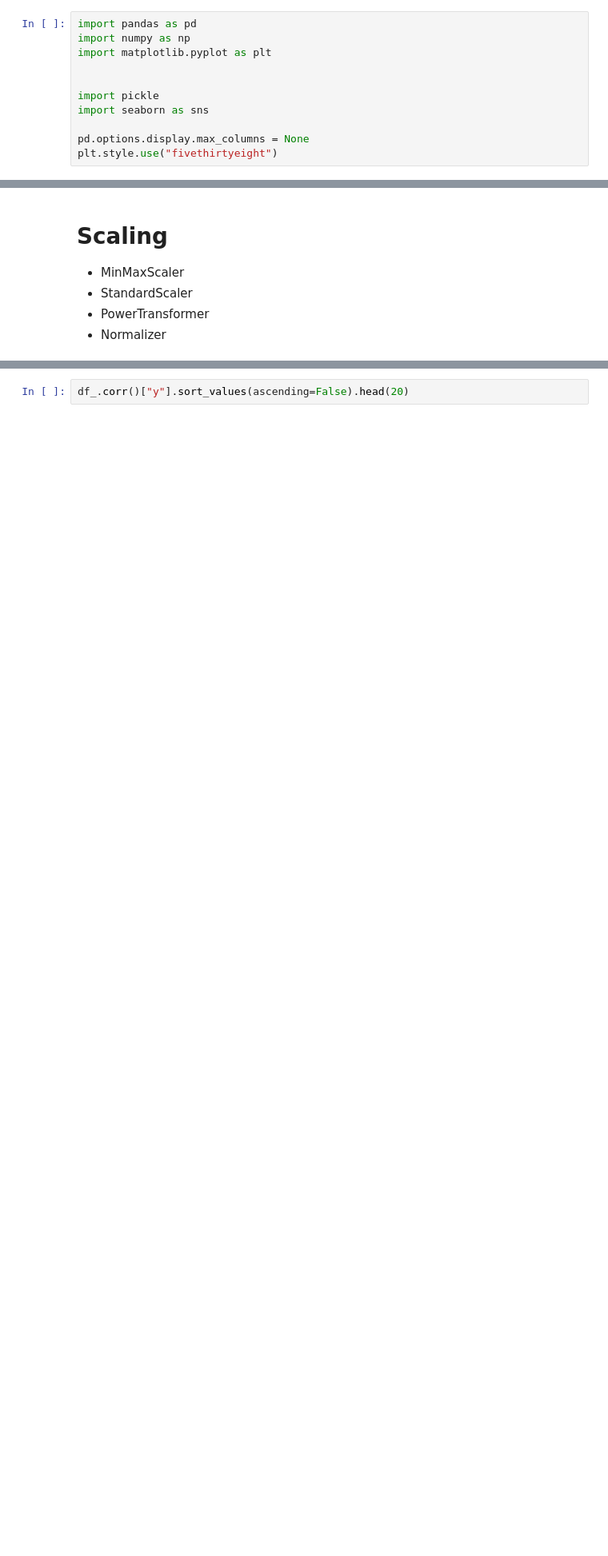
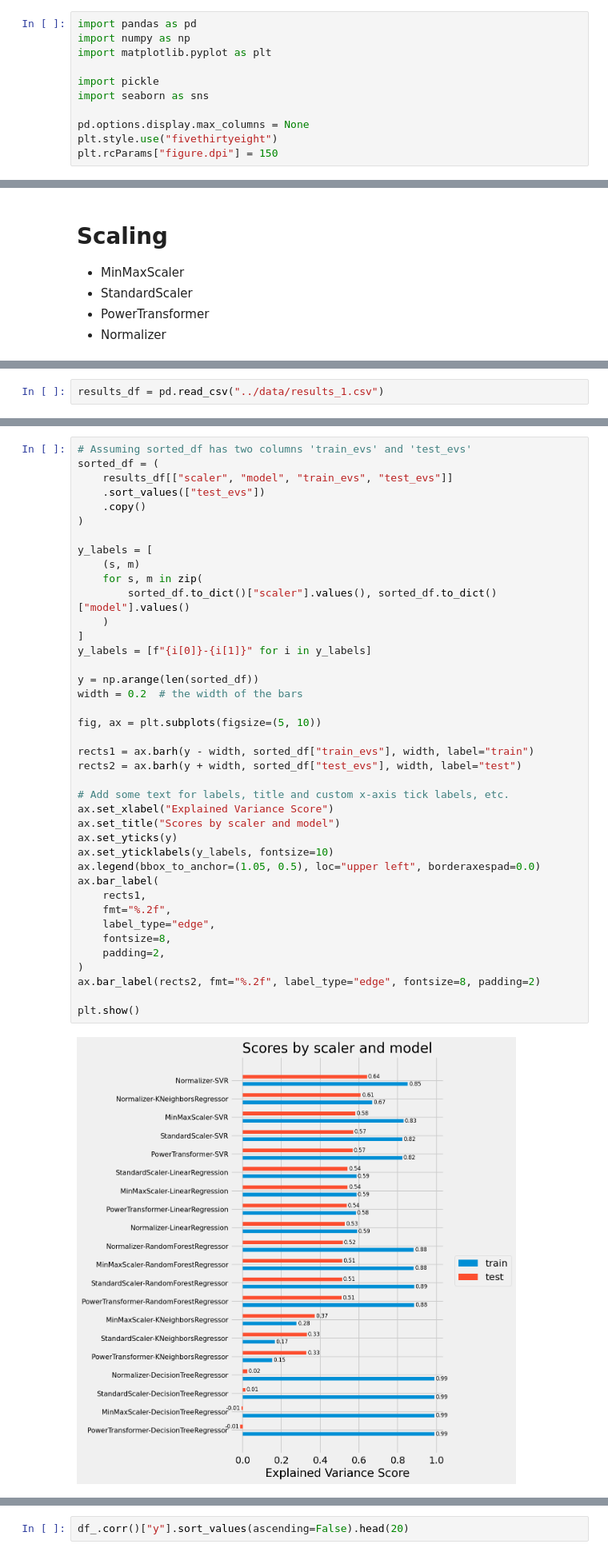
Before and after one commit to Parolps/Projeto-3, a Jupyter notebook: notebooks/feature_selection.ipynb, the cells around one changed output, grey strips where cells are left out. Shown at 80% size. Cells and saved outputs as stored; diff of their text form; blank space fills up the shorter version.

Commit message:
some changes, selecting scaler

```diff
--- a/notebooks/feature_selection.ipynb
+++ b/notebooks/feature_selection.ipynb
@@ -2,13 +2,13 @@
 import pandas as pd
 import numpy as np
 import matplotlib.pyplot as plt
-
 
 import pickle
 import seaborn as sns
 
 pd.options.display.max_columns = None
 plt.style.use("fivethirtyeight")
+plt.rcParams["figure.dpi"] = 150
 # %%
 X_train, X_ivs, y_train, col_names = pickle.load(open("../data/drd2_data.pickle", "rb"))
 # %%
@@ -100,0 +96,2 @@ X_train_pca.shape
+# %%
+results_df = pd.read_csv("../data/results_1.csv")
@@ -100,0 +116,42 @@ X_train_pca.shape
+# %%
+# Assuming sorted_df has two columns 'train_evs' and 'test_evs'
+sorted_df = (
+    results_df[["scaler", "model", "train_evs", "test_evs"]]
+    .sort_values(["test_evs"])
+    .copy()
+)
+
+y_labels = [
+    (s, m)
+    for s, m in zip(
+        sorted_df.to_dict()["scaler"].values(), sorted_df.to_dict()["model"].values()
+    )
+]
+y_labels = [f"{i[0]}-{i[1]}" for i in y_labels]
+
+y = np.arange(len(sorted_df))
+width = 0.2  # the width of the bars
+
+fig, ax = plt.subplots(figsize=(5, 10))
+
+rects1 = ax.barh(y - width, sorted_df["train_evs"], width, label="train")
+rects2 = ax.barh(y + width, sorted_df["test_evs"], width, label="test")
+
+# Add some text for labels, title and custom x-axis tick labels, etc.
+ax.set_xlabel("Explained Variance Score")
+ax.set_title("Scores by scaler and model")
+ax.set_yticks(y)
+ax.set_yticklabels(y_labels, fontsize=10)
+ax.legend(bbox_to_anchor=(1.05, 0.5), loc="upper left", borderaxespad=0.0)
+ax.bar_label(
+    rects1,
+    fmt="%.2f",
+    label_type="edge",
+    fontsize=8,
+    padding=2,
+)
+ax.bar_label(rects2, fmt="%.2f", label_type="edge", fontsize=8, padding=2)
+
+plt.show()
+# %% [output]
+[figure, added]
```
Also changed, not shown: parts of 19 cells of this notebook, 2 other files.
